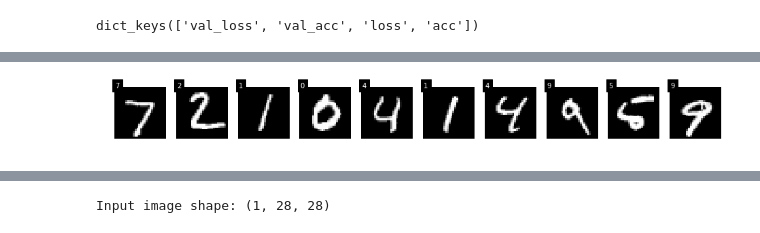
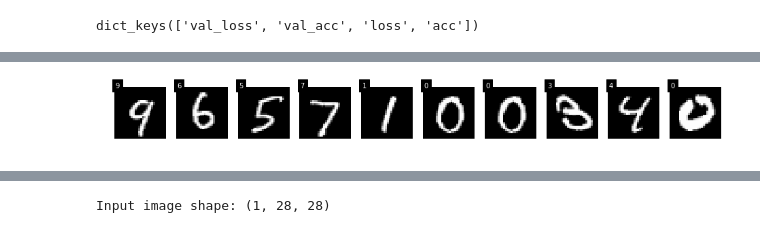
Before and after one commit to diogenesd/mnist, a Jupyter notebook: MNIST-ConvNet.ipynb, the cells around one changed output, grey strips where cells are left out. Drawn from its saved outputs; the diff is of its cells as text; code cells hidden in the pictures.

```diff
--- a/MNIST-ConvNet.ipynb
+++ b/MNIST-ConvNet.ipynb
@@ -184,10 +236,10 @@ Classes encontradas shape:  (5000, 10)
 # %%
-# Criando arquitetura da rede
+# Criando arquitetura da rede DNN
 def deep_cnn_model(num_pixels, num_classes, shape, activation='relu'):
 
     # inicialização de hyperparamentros
-	nucleos = 30
-	nucleos_dim_1 = 5
+	nucleos = 32
+	nucleos_dim_1 = 3
 	nucleos_dim_2 = 2
 	nucleos_dim_2 = 2
 	neuronios_camada_densa = 128
@@ -201,7 +253,13 @@ def deep_cnn_model(num_pixels, num_classes, shape, activation='relu'):
     # Função de ativação do neurônio será Relu (https://en.wikipedia.org/wiki/Rectifier_(neural_networks))
 	model.add(Conv2D(nucleos, (nucleos_dim_1, nucleos_dim_1), padding='same', input_shape=shape, activation= activation))
 
-    # [Segunda Camada]
+    #[Segunda Camada]
+    # Adicionando uma camada de convolução (Convolution2D - com esparsividade).
+    # Camada ConvNet terá 64 núcleos (campos receptivos de 3 x 3 pixels).
+    # Função de ativação do neurônio será Relu (https://en.wikipedia.org/wiki/Rectifier_(neural_networks))
+	model.add(Conv2D(nucleos * 2, (nucleos_dim_1, nucleos_dim_1), activation= activation))
+
+    # [Terceira Camada]
     # Adicionando uma camada de subamostragem (MaxPooling2D).
     # Imagens redimensionadas para 2 × 2 pixels.
 	model.add(MaxPooling2D(pool_size=(nucleos_dim_2, nucleos_dim_2)))
@@ -210,17 +268,17 @@ def deep_cnn_model(num_pixels, num_classes, shape, activation='relu'):
     # Adicionando uma camada de convolução (Convolution2D - com esparsividade).
     # Camada ConvNet terá 60 núcleos (campos receptivos de 3 x 3 pixels).
     # Função de ativação do neurônio será Relu (https://en.wikipedia.org/wiki/Rectifier_(neural_networks))
-	model.add(Conv2D(nucleos // 2, (nucleos_dim_2, nucleos_dim_2), activation= activation))
+	# model.add(Conv2D(nucleos // 2, (nucleos_dim_2, nucleos_dim_2), activation= activation))
 
     #[Quarta Camada]
     # Adicionando uma camada de subamostragem (MaxPooling2D).
     # Imagens redimensionadas para 2 × 2 pixels.
-	model.add(MaxPooling2D(pool_size=(nucleos_dim_2, nucleos_dim_2)))
+	# model.add(MaxPooling2D(pool_size=(nucleos_dim_2, nucleos_dim_2)))
 
     # O dropout atribui, aleatoriamente à entrada de uma fração unidades, valor 0
     # em cada época de treinamento. Ajuda a evitar a overfitting
     # parâmentro (0 > x < 1) é a taxa % de queda
-	model.add(Dropout(0.1))
+	model.add(Dropout(0.25))
 
     # Achata o vetor
     # Aprimora a entrada. Não afeta o tamanho do lote.
@@ -232,11 +290,16 @@ def deep_cnn_model(num_pixels, num_classes, shape, activation='relu'):
     # Função de ativação do neurônio será Relu (https://en.wikipedia.org/wiki/Rectifier_(neural_networks))
 	model.add(Dense(neuronios_camada_densa, activation= activation))
 
+    # O dropout atribui, aleatoriamente à entrada de uma fração unidades, valor 0
+    # em cada época de treinamento. Ajuda a evitar a overfitting
+    # parâmentro (0 > x < 1) é a taxa % de queda
+	model.add(Dropout(0.50))
+
     #[Sexta Camada]
     # Adicionando segunda camada densa (totalmente conectada) destinada a classificação.
     # Possui 64 neuronios
     # Função de ativação do neurônio será Relu (https://en.wikipedia.org/wiki/Rectifier_(neural_networks))
-	model.add(Dense(neuronios_camada_densa // 2, activation= activation))
+	#model.add(Dense(neuronios_camada_densa // 2, activation= activation))
 
     #[Sétima Camada]
     # Adicionando uma camada densa (totalmente conectada) para saída de dados,
@@ -249,12 +312,14 @@ def deep_cnn_model(num_pixels, num_classes, shape, activation='relu'):
     # lr: taxa de aprendizado
     # decay: tamanho do passo da caída do gradiente
 	#adam = keras.optimizers.Adam(lr=0.01, decay=1e-6)
+	#adadelta = keras.optimizers.Adadelta()
 
     # Copilando o modelo
     # Função de apredizado será cross-entropy (https://en.wikipedia.org/wiki/Cross_entropy)
     # métrica de reconhecimento será precisão.
     # utilizão adam padrão, sem alterar lr.
-	model.compile(loss='categorical_crossentropy', optimizer='adam', metrics=['accuracy'])
+	#model.compile(loss='categorical_crossentropy', optimizer='adam', metrics=['accuracy'])
+	model.compile(loss='categorical_crossentropy', optimizer='adadelta', metrics=['accuracy'])
 
     # retorna o modelo compilado
 	return model
@@ -480,12 +545,19 @@ Quantidade de imagens analisadas:  (5000,)
 # %%
 # Visualizando e comparando a predição com a base original.
 amosta = 10
 plt.figure(figsize=(16,8))
 for i in range(amosta):
     plt.subplot(1, amosta, i+1)
-    plt.imshow(X_test_orig[i], interpolation='nearest')
-    plt.text(0, 0, predicted[i], color='white',
+    # Seleciona uma imagem aleatoria
+    idx_img_aleatoria = random.randint(0, len(X_train[0]))
+    img_aleatoria = X_test[idx_img_aleatoria]
+
+    # Visualiza a imagem escolhida aleatoriamente
+    plt.imshow(img_aleatoria.reshape(28,28), interpolation='nearest')
+
+    # Visualiza o label
+    plt.text(0, 0, predicted[idx_img_aleatoria], color='white',
              bbox=dict(facecolor='black', alpha=1))
     plt.axis('off')
 # %% [output]
-[figure, old version]
+[figure, new version]
```
Also changed, not shown: parts of 34 cells of this notebook.
